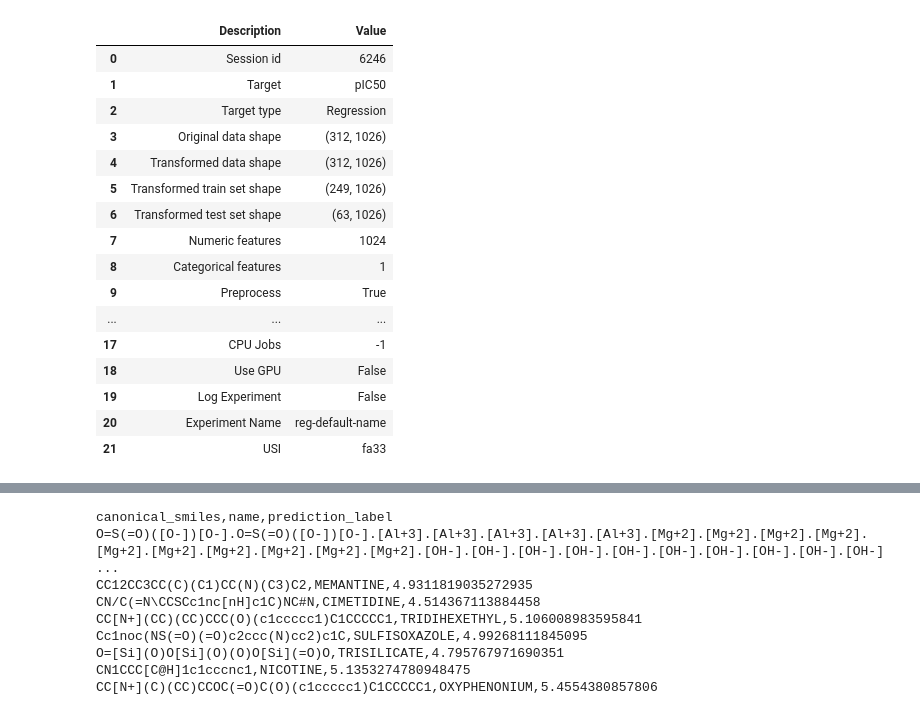
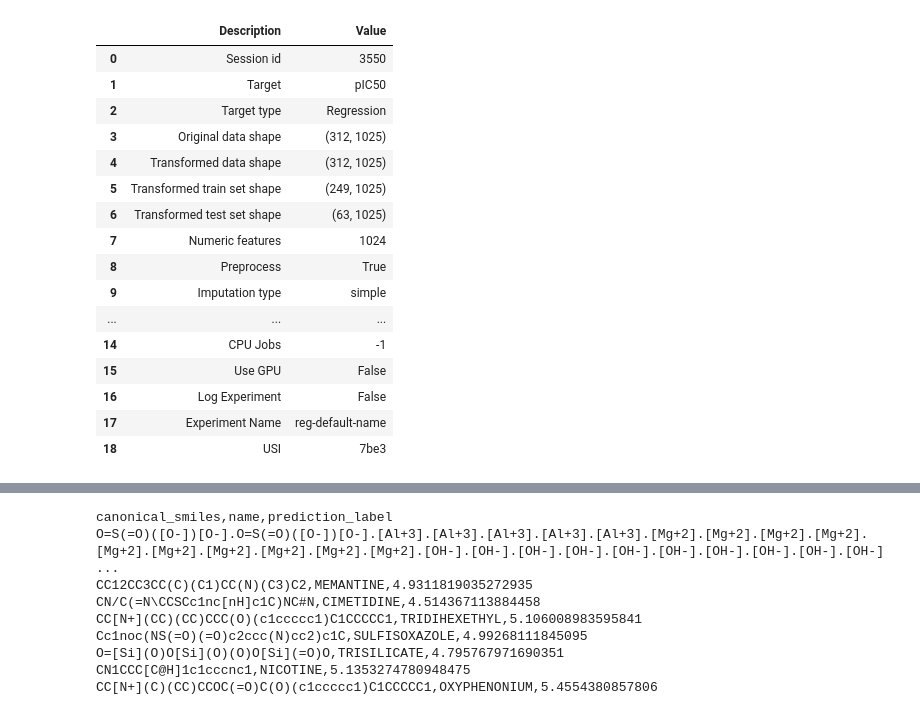
Before and after one commit to dlarsson2000/ML4BiotechProject, a Jupyter notebook: CB206V_Project_Drug_repurposing.ipynb, the cells around one changed output, grey strips where cells are left out. Saved outputs shown, nothing was run; the diff lists cells and outputs as text; code cells hidden in the pictures.

```diff
--- a/CB206V_Project_Drug_repurposing.ipynb
+++ b/CB206V_Project_Drug_repurposing.ipynb
@@ -25,26 +25,24 @@ import pandas as pd
 import numpy as np
 from pycaret.regression import *
 # %%
-training_data_url = 'https://raw.githubusercontent.com/dlarsson2000/ML4BiotechProject/main/grk2_fp_data.csv'
-dataset = pd.read_csv(training_data_url)
-dataset.drop('bioactivity', axis = 1, inplace = True)
-dataset.drop('chembl_id', axis = 1, inplace = True)
+dataset = pd.read_csv('https://raw.githubusercontent.com/dlarsson2000/ML4BiotechProject/main/grk2_fp_data.csv')
+dataset.drop(columns=['chembl_id', 'canonical_smiles', 'bioactivity'], axis = 1, inplace = True)
 model = setup(data = dataset, target = 'pIC50', train_size=0.8)
 # %% [output]
 |  | Description | Value |
-| 0 | Session id | 6246 |
+| 0 | Session id | 3550 |
 | 1 | Target | pIC50 |
 | 2 | Target type | Regression |
-| 3 | Original data shape | (312, 1026) |
-| 4 | Transformed data shape | (312, 1026) |
-| 5 | Transformed train set shape | (249, 1026) |
-| 6 | Transformed test set shape | (63, 1026) |
+| 3 | Original data shape | (312, 1025) |
+| 4 | Transformed data shape | (312, 1025) |
+| 5 | Transformed train set shape | (249, 1025) |
+| 6 | Transformed test set shape | (63, 1025) |
 | 7 | Numeric features | 1024 |
-| 8 | Categorical features | 1 |
-| 9 | Preprocess | True |
+| 8 | Preprocess | True |
+| 9 | Imputation type | simple |
 | ... | ... | ... |
-| 17 | CPU Jobs | -1 |
-| 18 | Use GPU | False |
-| 19 | Log Experiment | False |
-| 20 | Experiment Name | reg-default-name |
-| 21 | USI | fa33 |
+| 14 | CPU Jobs | -1 |
+| 15 | Use GPU | False |
+| 16 | Log Experiment | False |
+| 17 | Experiment Name | reg-default-name |
+| 18 | USI | 7be3 |
```
Also changed, not shown: parts of 19 cells of this notebook.
